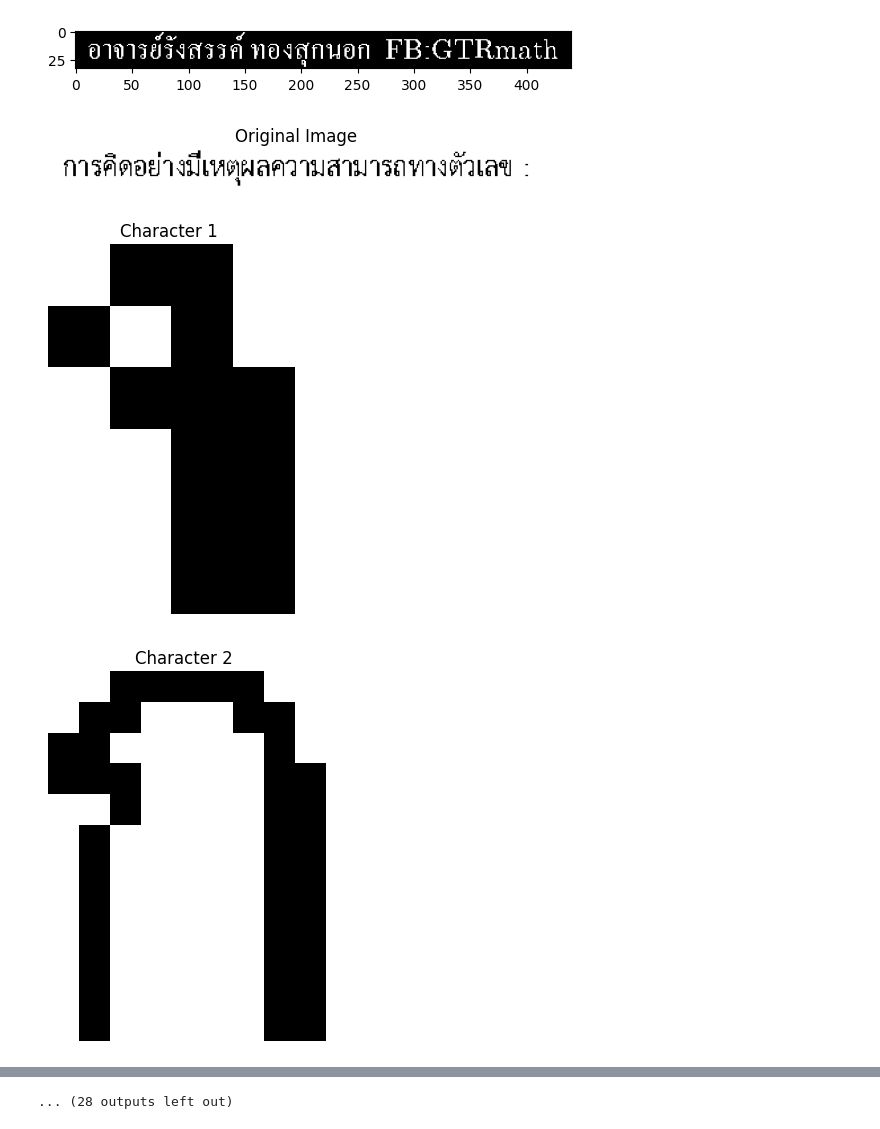
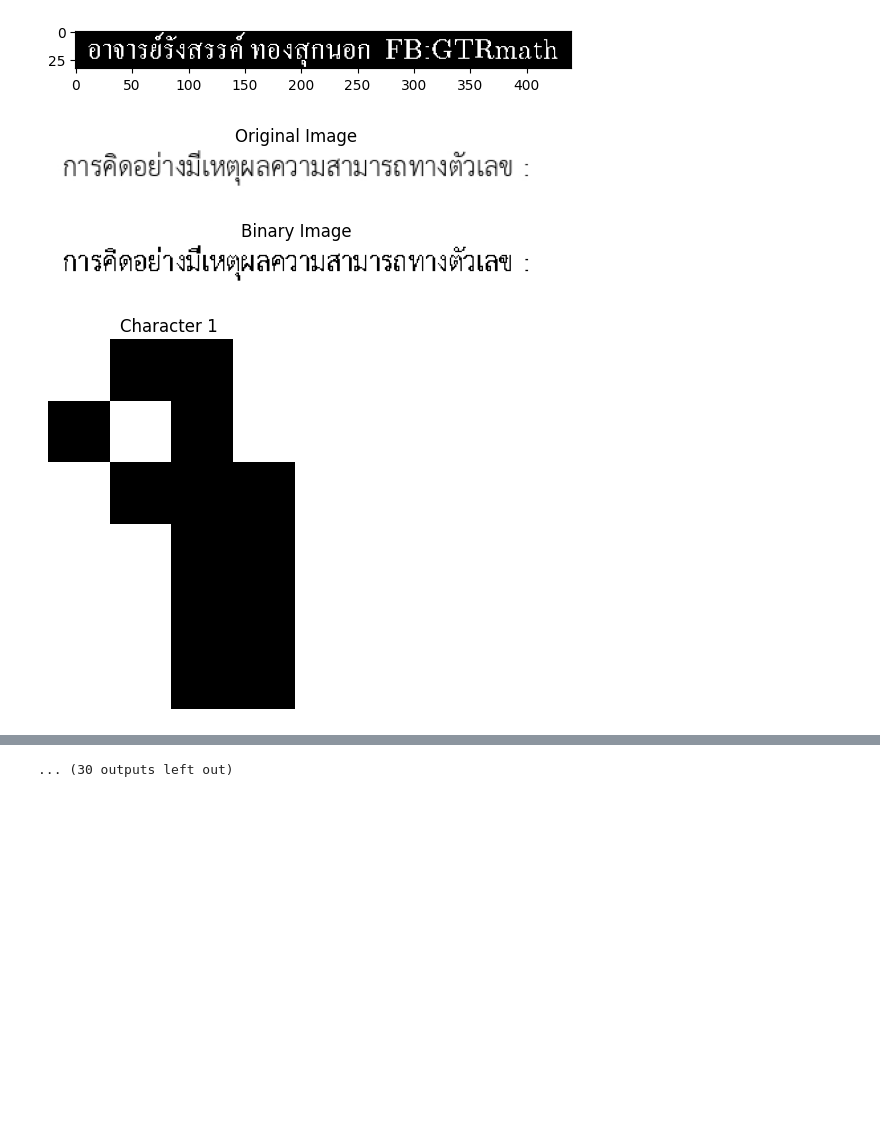
Before and after one commit to DSOECS/DS-OCR, a Jupyter notebook: charactor_segmentation.ipynb, the cells around one changed output, grey strips where cells are left out. Saved outputs shown, nothing was run; the diff lists cells and outputs as text; code cells hidden in the pictures; blank space fills up the shorter version.

```diff
--- a/charactor_segmentation.ipynb
+++ b/charactor_segmentation.ipynb
@@ -41,9 +41,8 @@ sorted_contours_lines = sorted(contours, key = lambda ctr : cv2.boundingRect(ctr
 # %%
 cropped_images = []
 
-for ctr in sorted_contours_lines:
+for ctr in sorted_lines:
     x, y, w, h = cv2.boundingRect(ctr)
-
     #เอารูป Original มาตัด
     cropped_region = img[y:y+h, x:x+w]
     cropped_images.append(cropped_region)
@@ -60,7 +59,7 @@ cv2.destroyAllWindows()
 # %%
 cropped_thresh = []
 for i in cropped_images:
-    cropped_thresh.append(thresholding(i))
+    cropped_thresh.append(clearer(i))
 
 cv2.imshow(f'Cropped Image {1}', cropped_thresh[2])
 cv2.waitKey(0)
@@ -95,7 +94,7 @@ def character_segmentation(img):
     segmented_characters = []
 
     # วนลูปเพื่อตัดตัวอักษรออกมา
-    for i in range(1, num_labels):
+    for i in range(1, num_labels + 1):  # เริ่มจาก 1 ถึง num_labels
         # หาพิกเซลที่มีค่าไม่เป็นพื้นหลังของตัวอักษร
         indices = np.where(labels == i)
         min_row, min_col = np.min(indices, axis=1)
@@ -107,7 +106,19 @@ def character_segmentation(img):
 
     return segmented_characters
 
+
+
 def label_connected_components(binary_image):
+    """
+    ฟังก์ชันสำหรับติดป้ายบอกกลุ่มของพิกเซลที่เชื่อมต่อกันในภาพแบบไบนารี
+
+    Parameters:
+        binary_image (ndarray): ภาพแบบไบนารีที่ต้องการ label บอกกลุ่ม
+
+    Returns:
+        labels (ndarray): เมทริกซ์ที่เก็บข้อมูล label ของแต่ละพิกเซล
+        num_labels (int): จำนวน label
+    """
     # สร้างเมทริกซ์เพื่อเก็บข้อมูล label ของแต่ละพิกเซล
     labels = np.zeros_like(binary_image)
     label_count = 1
@@ -126,34 +137,58 @@ def label_connected_components(binary_image):
     return labels, num_labels
 
 
+
 def explore_connected_component(binary_image, labels, row, col, label_count):
+    """
+    ฟังก์ชันสำหรับสำรวจส่วนประกอบที่เชื่อมต่อกันในภาพแบบไบนารี
+
+    Parameters:
+        binary_image (ndarray): ภาพแบบไบนารีที่ต้องการสำรวจ
+        labels (ndarray): อาร์เรย์ขนาดเดียวกับ binary_image เก็บป้ายของส่วนประกอบที่เชื่อมต่อ
+        row (int): แถวเริ่มต้นของส่วนประกอบ
+        col (int): คอลัมน์เริ่มต้นของส่วนประกอบ
+        label_count (int): ค่า label ใหม่สำหรับส่วนประกอบนี้
+    """
+    # กำหนดป้ายใหม่ให้กับพิกัดนี้
     labels[row, col] = label_count
 
+    # สำรวจส่วนประกอบที่เชื่อมกันโดยเริ่มต้นจากพิกัดนี้
     for dr in [-1, 0, 1]:
         for dc in [-1, 0, 1]:
+            # ข้ามการสำรวจตำแหน่งเดียวกัน
             if dr == 0 and dc == 0:
                 continue
+            # คำนวณตำแหน่งแถวและคอลัมน์ของตำแหน่งที่ต้องการสำรวจ
             r = row + dr
             c = col + dc
+            # ตรวจสอบว่าตำแหน่งที่ต้องการสำรวจอยู่ในขอบเขตของภาพ
+            # และมีค่าเป็นสีขาว (255) และยังไม่ได้ถูก label
             if 0 <= r < binary_image.shape[0] and 0 <= c < binary_image.shape[1] and \
                binary_image[r, c] == 255 and labels[r, c] == 0:
+                # เรียกใช้ฟังก์ชัน recursively เพื่อสำรวจส่วนประกอบต่อไป
                 explore_connected_component(binary_image, labels, r, c, label_count)
 # %%
 store = []
 segmented_character = character_segmentation(cropped_thresh[3])
 plt.figure()
+plt.imshow(cropped_images[3], cmap='gray')
+plt.title('Original Image')
+plt.axis('off')
+plt.show()
+
+plt.figure()
 plt.imshow(cv2.bitwise_not(cropped_thresh[3]), cmap='gray')
-plt.title('Original Image')
+plt.title('Binary Image')
 plt.axis('off')
 plt.show()
 for i, char_segment in enumerate(segmented_character):
     store.append(cv2.bitwise_not(char_segment))
     plt.figure()
     plt.imshow(cv2.bitwise_not(char_segment), cmap='gray')
     plt.title(f'Character {i + 1} ')
     plt.axis('off')
     plt.show()
 # %% [output]
-[figure, old version]
+[figure, new version]
-[figure, old version]
+[figure, new version]
-[figure, old version]
+[figure, new version]
@@ -169,4 +204,4 @@ for i, char_segment in enumerate(segmented_character):
-... (28 outputs left out)
+... (30 outputs left out)
 # %%
 
 # segmented_vowel = vowel_segmentation(segmented_character[1])
```
Also changed, not shown: parts of 4 cells of this notebook.
